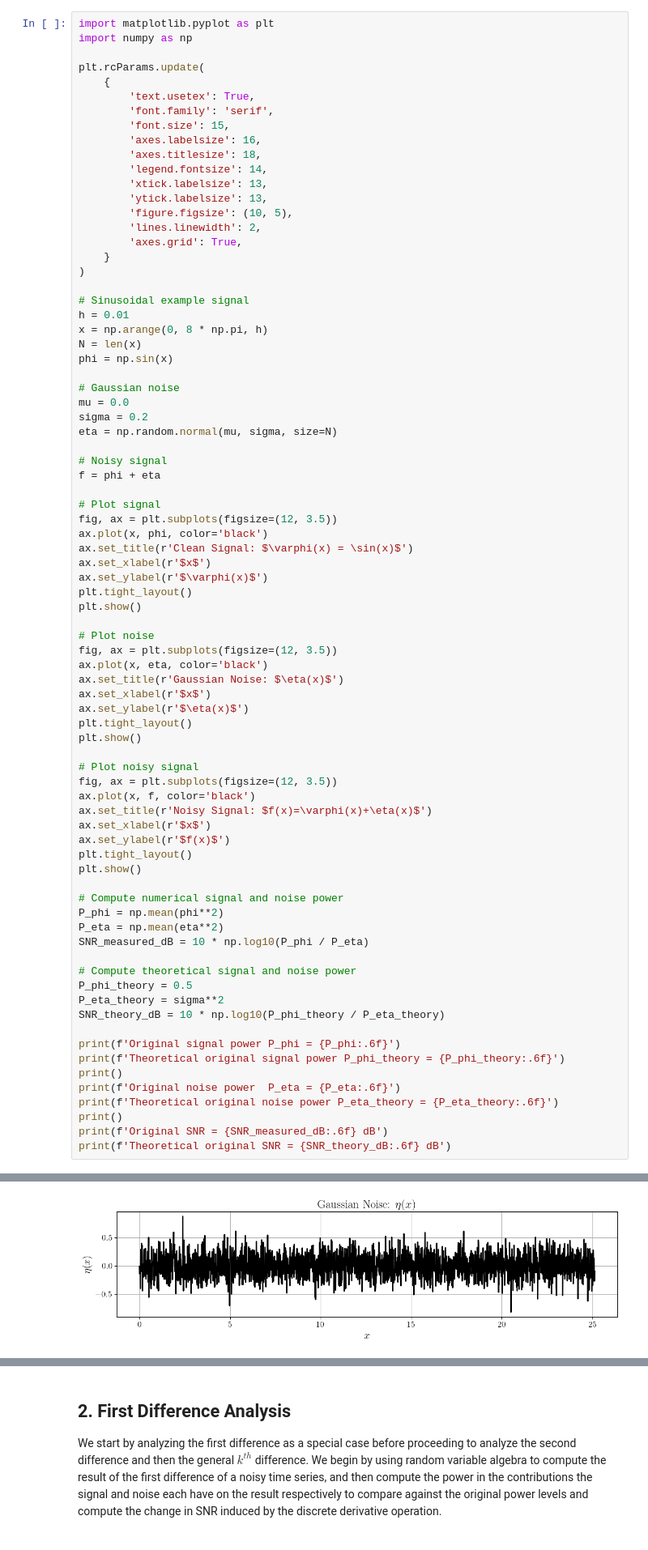
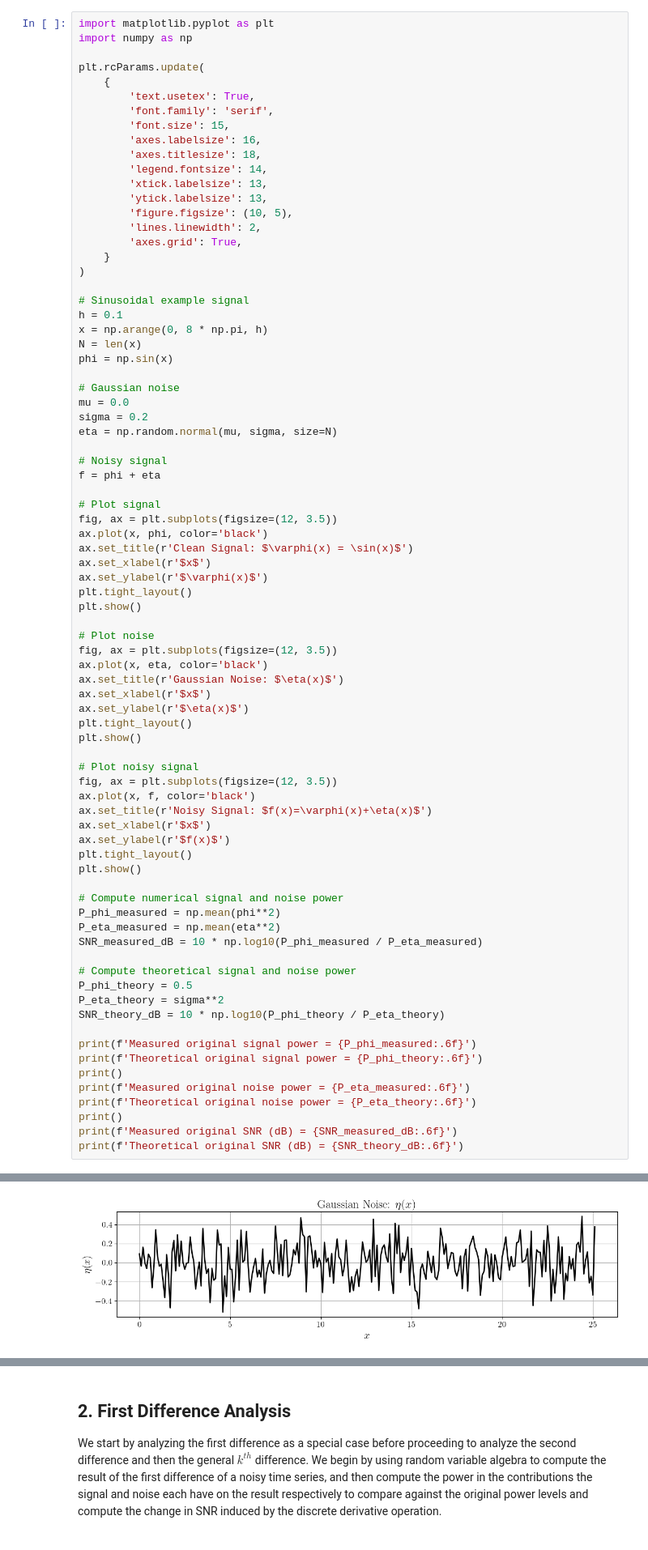
Before and after one commit to mauro-j-sanchirico/personal-experiments, a Jupyter notebook: throwaway/jupyter/2026-05-06_discrete_derivatives.ipynb, the cells around one changed output, grey strips where cells are left out. Shown at 81% size. Saved outputs shown, nothing was run; the diff lists cells and outputs as text.

```diff
--- a/throwaway/jupyter/2026-05-06_discrete_derivatives.ipynb
+++ b/throwaway/jupyter/2026-05-06_discrete_derivatives.ipynb
@@ -104,7 +97,7 @@ plt.rcParams.update(
 )
 
 # Sinusoidal example signal
-h = 0.01
+h = 0.1
 x = np.arange(0, 8 * np.pi, h)
 N = len(x)
 phi = np.sin(x)
@@ -128,40 +121,40 @@ plt.show()
 
 # Plot noise
 fig, ax = plt.subplots(figsize=(12, 3.5))
 ax.plot(x, eta, color='black')
 ax.set_title(r'Gaussian Noise: $\eta(x)$')
 ax.set_xlabel(r'$x$')
 ax.set_ylabel(r'$\eta(x)$')
 plt.tight_layout()
 plt.show()
 
 # Plot noisy signal
 fig, ax = plt.subplots(figsize=(12, 3.5))
 ax.plot(x, f, color='black')
 ax.set_title(r'Noisy Signal: $f(x)=\varphi(x)+\eta(x)$')
 ax.set_xlabel(r'$x$')
 ax.set_ylabel(r'$f(x)$')
 plt.tight_layout()
 plt.show()
 
 # Compute numerical signal and noise power
-P_phi = np.mean(phi**2)
-P_eta = np.mean(eta**2)
-SNR_measured_dB = 10 * np.log10(P_phi / P_eta)
+P_phi_measured = np.mean(phi**2)
+P_eta_measured = np.mean(eta**2)
+SNR_measured_dB = 10 * np.log10(P_phi_measured / P_eta_measured)
 
 # Compute theoretical signal and noise power
 P_phi_theory = 0.5
 P_eta_theory = sigma**2
 SNR_theory_dB = 10 * np.log10(P_phi_theory / P_eta_theory)
 
-print(f'Original signal power P_phi = {P_phi:.6f}')
-print(f'Theoretical original signal power P_phi_theory = {P_phi_theory:.6f}')
+print(f'Measured original signal power = {P_phi_measured:.6f}')
+print(f'Theoretical original signal power = {P_phi_theory:.6f}')
 print()
-print(f'Original noise power  P_eta = {P_eta:.6f}')
-print(f'Theoretical original noise power P_eta_theory = {P_eta_theory:.6f}')
+print(f'Measured original noise power = {P_eta_measured:.6f}')
+print(f'Theoretical original noise power = {P_eta_theory:.6f}')
 print()
-print(f'Original SNR = {SNR_measured_dB:.6f} dB')
-print(f'Theoretical original SNR = {SNR_theory_dB:.6f} dB')
+print(f'Measured original SNR (dB) = {SNR_measured_dB:.6f}')
+print(f'Theoretical original SNR (dB) = {SNR_theory_dB:.6f}')
 # %% [output]
 [figure]
-[figure, old version]
+[figure, new version]
```
Also changed, not shown: parts of 17 cells of this notebook.
